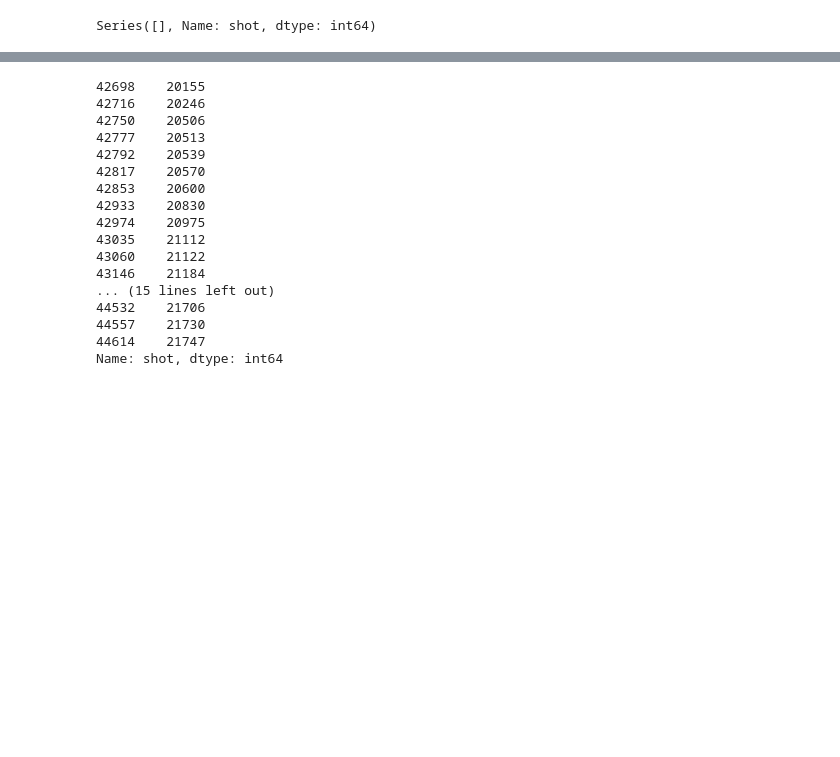
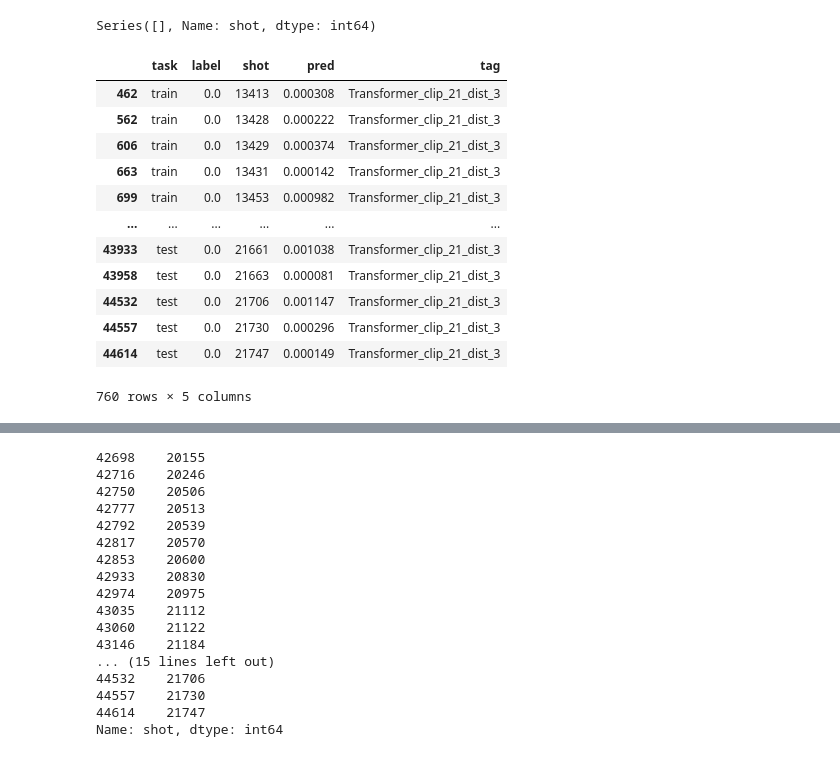
Before and after one commit to ZINZINBIN/Disruption-Prediciton-based-on-Multimodal-Deep-Learning, a Jupyter notebook: analysis_model_performance.ipynb, the cells around one changed output, grey strips where cells are left out. Drawn from its saved outputs; the diff is of its cells as text; code cells hidden in the pictures; blank space fills up the shorter version.

```diff
--- a/analysis_model_performance.ipynb
+++ b/analysis_model_performance.ipynb
@@ -154,3 +161,20 @@ df_disrupt = df_total_score[(df_total_score.label == 0) & (df_total_score.task =
 df_disrupt[df_disrupt.pred == 1].shot
 # %% [output]
 Series([], Name: shot, dtype: int64)
+# %%
+df_total_score = pd.read_csv("./results/Transformer_clip_21_dist_3_total_score.csv")
+df_total_score[(df_total_score.label == 0) & (df_total_score.pred < 0.5)]
+# %% [output]
+|  | task | label | shot | pred | tag |
+| 462 | train | 0.0 | 13413 | 0.000308 | Transformer_clip_21_dist_3 |
+| 562 | train | 0.0 | 13428 | 0.000222 | Transformer_clip_21_dist_3 |
+| 606 | train | 0.0 | 13429 | 0.000374 | Transformer_clip_21_dist_3 |
+| 663 | train | 0.0 | 13431 | 0.000142 | Transformer_clip_21_dist_3 |
+| 699 | train | 0.0 | 13453 | 0.000982 | Transformer_clip_21_dist_3 |
+| ... | ... | ... | ... | ... | ... |
+| 43933 | test | 0.0 | 21661 | 0.001038 | Transformer_clip_21_dist_3 |
+| 43958 | test | 0.0 | 21663 | 0.000081 | Transformer_clip_21_dist_3 |
+| 44532 | test | 0.0 | 21706 | 0.001147 | Transformer_clip_21_dist_3 |
+| 44557 | test | 0.0 | 21730 | 0.000296 | Transformer_clip_21_dist_3 |
+| 44614 | test | 0.0 | 21747 | 0.000149 | Transformer_clip_21_dist_3 |
+760 rows × 5 columns
```
Also changed, not shown: parts of 10 cells of this notebook, 19 other files.
